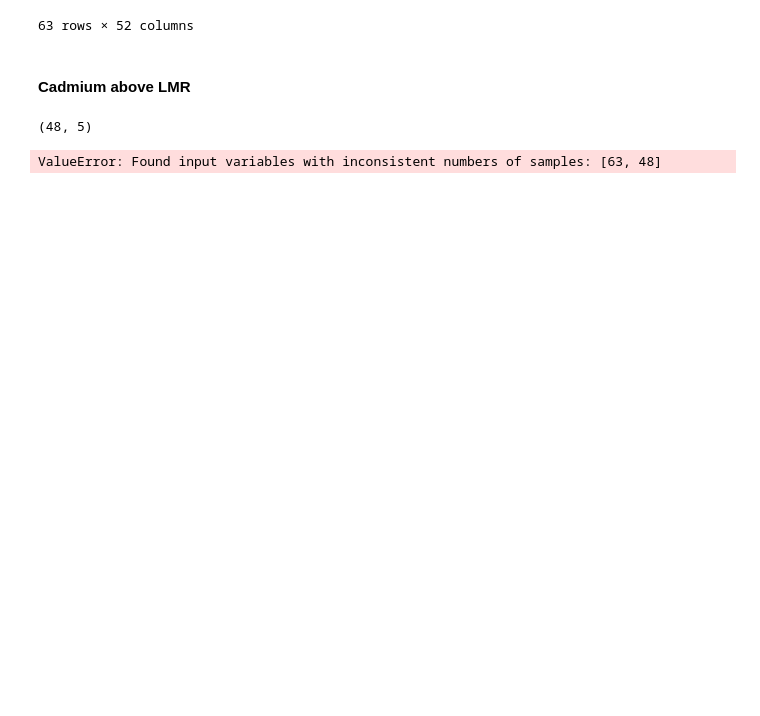
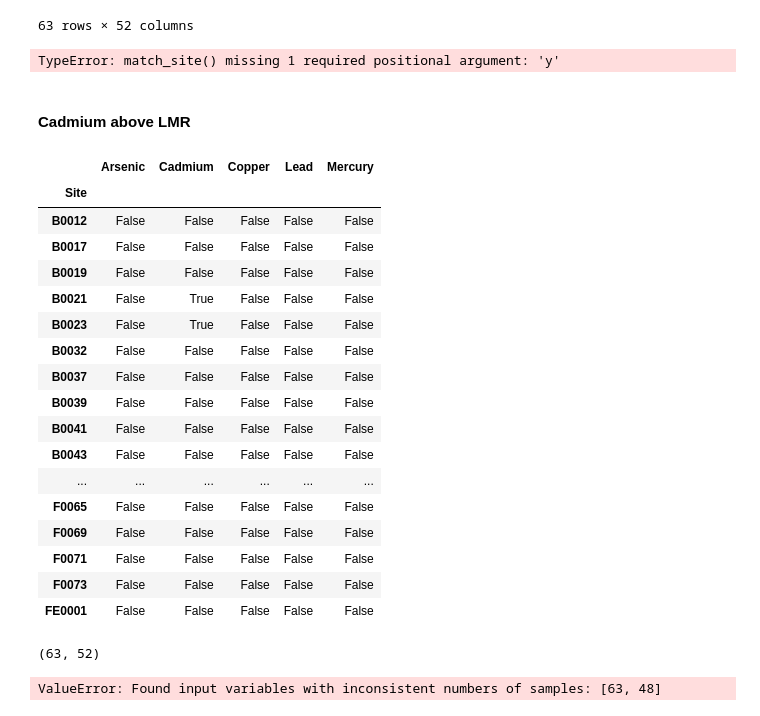
Before and after one commit to EbubekirKocadag/hackathon_beeodiversity, a Jupyter notebook: Draft_beeodiversity.ipynb, the cells around one changed output. Saved outputs shown, nothing was run; the diff lists cells and outputs as text; code cells hidden in the pictures; blank space fills up the shorter version.

```diff
--- a/Draft_beeodiversity.ipynb
+++ b/Draft_beeodiversity.ipynb
@@ -436,3 +447,7 @@ To predict subcategories: Index(['level', 'above_LMR', 'present'], dtype='object
+# %%
+features = features.multiapply(match_site, axis=1)
+# %% [output]
+TypeError: match_site() missing 1 required positional argument: 'y'
 # %% [markdown]
 #### Cadmium above LMR
 # %%
@@ -440,10 +455,31 @@ y_test = to_predict_2020.loc[:,'heavymetal']["above_LMR"]
 y_train = to_predict.loc[:,'heavymetal']["above_LMR"]
 X_train = features
 X_test = features_2020
+# %%
+to_predict_2020.loc[:,'heavymetal']["above_LMR"]
+# %% [output]
+|  | Arsenic | Cadmium | Copper | Lead | Mercury |
+| Site |  |  |  |  |  |
+| B0012 | False | False | False | False | False |
+| B0017 | False | False | False | False | False |
+| B0019 | False | False | False | False | False |
+| B0021 | False | True | False | False | False |
+| B0023 | False | True | False | False | False |
+| B0032 | False | False | False | False | False |
+| B0037 | False | False | False | False | False |
+| B0039 | False | False | False | False | False |
+| B0041 | False | False | False | False | False |
+| B0043 | False | False | False | False | False |
+| ... | ... | ... | ... | ... | ... |
+| F0065 | False | False | False | False | False |
+| F0069 | False | False | False | False | False |
+| F0071 | False | False | False | False | False |
+| F0073 | False | False | False | False | False |
+| FE0001 | False | False | False | False | False |
 # %%
-y_train.shape
+X_train.shape
 # %% [output]
-(48, 5)
+(63, 52)
 # %%
 from sklearn.preprocessing import StandardScaler
 
```
Also changed, not shown: parts of 2 cells of this notebook, 1 other file.
